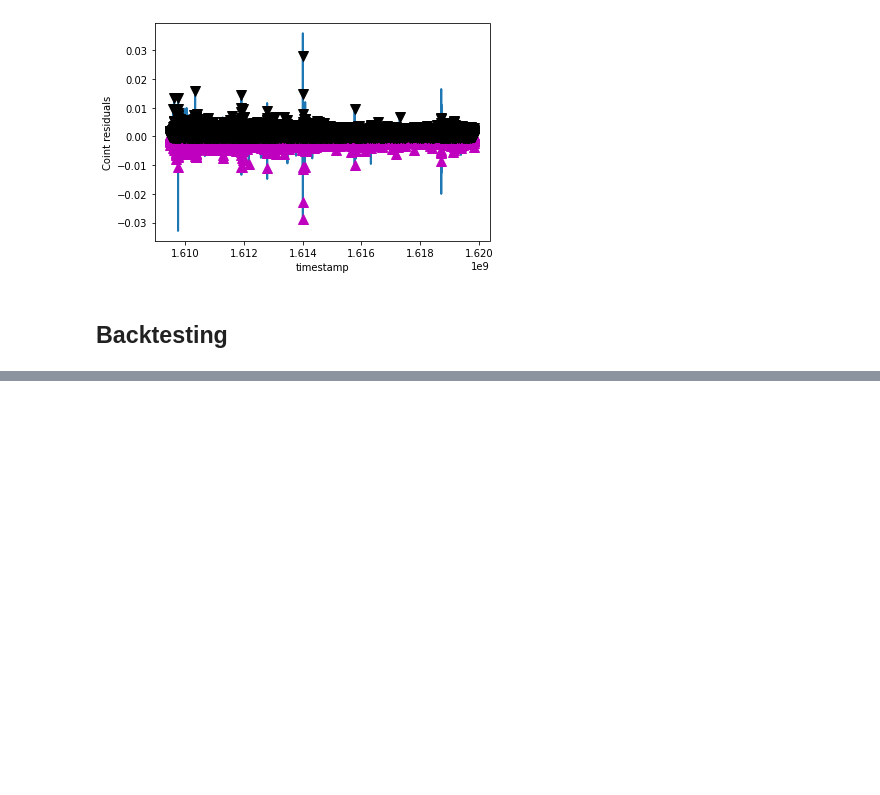
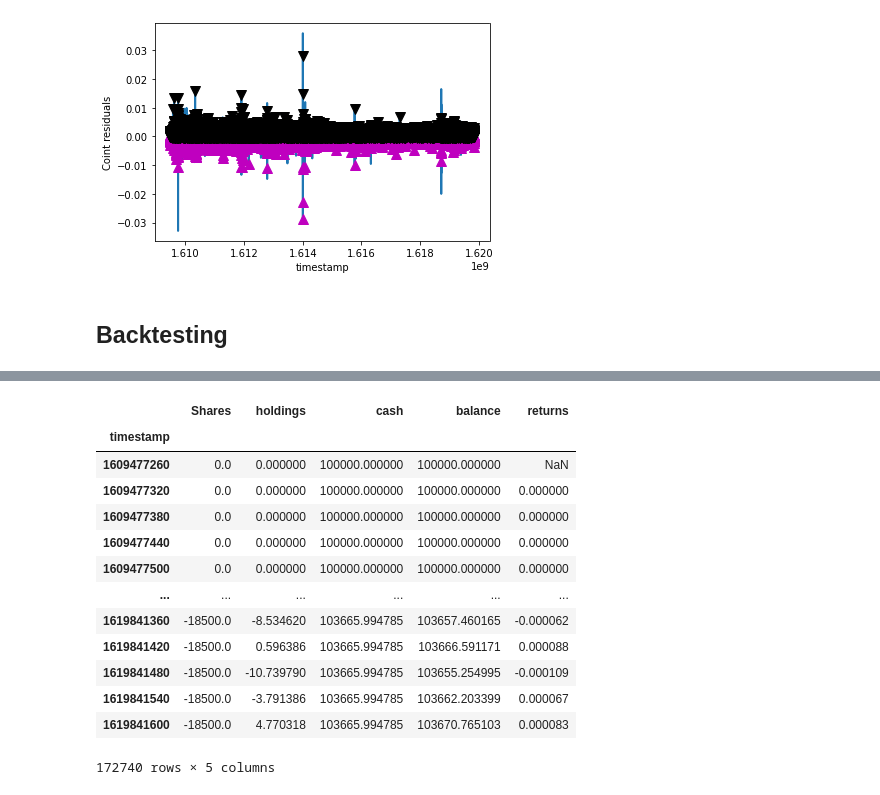
Before and after one commit to 123mitnik/Crypto_Forecasting_kaggle, a Jupyter notebook: cointegration_strategy.ipynb, the cells around one changed output, grey strips where cells are left out. Saved outputs shown, nothing was run; the diff lists cells and outputs as text; code cells hidden in the pictures; blank space fills up the shorter version.

```diff
--- a/cointegration_strategy.ipynb
+++ b/cointegration_strategy.ipynb
@@ -113,0 +120,17 @@ signals = coint_strategy(coin_resid= resids, threshold=[0.5,1], plot_signal=True
+# %%
+result
+# %% [output]
+|  | Shares | holdings | cash | balance | returns |
+| timestamp |  |  |  |  |  |
+| 1609477260 | 0.0 | 0.000000 | 100000.000000 | 100000.000000 | NaN |
+| 1609477320 | 0.0 | 0.000000 | 100000.000000 | 100000.000000 | 0.000000 |
+| 1609477380 | 0.0 | 0.000000 | 100000.000000 | 100000.000000 | 0.000000 |
+| 1609477440 | 0.0 | 0.000000 | 100000.000000 | 100000.000000 | 0.000000 |
+| 1609477500 | 0.0 | 0.000000 | 100000.000000 | 100000.000000 | 0.000000 |
+| ... | ... | ... | ... | ... | ... |
+| 1619841360 | -18500.0 | -8.534620 | 103665.994785 | 103657.460165 | -0.000062 |
+| 1619841420 | -18500.0 | 0.596386 | 103665.994785 | 103666.591171 | 0.000088 |
+| 1619841480 | -18500.0 | -10.739790 | 103665.994785 | 103655.254995 | -0.000109 |
+| 1619841540 | -18500.0 | -3.791386 | 103665.994785 | 103662.203399 | 0.000067 |
+| 1619841600 | -18500.0 | 4.770318 | 103665.994785 | 103670.765103 | 0.000083 |
+172740 rows × 5 columns
```
Also changed, not shown: parts of 1 cell of this notebook, 1 other file.
